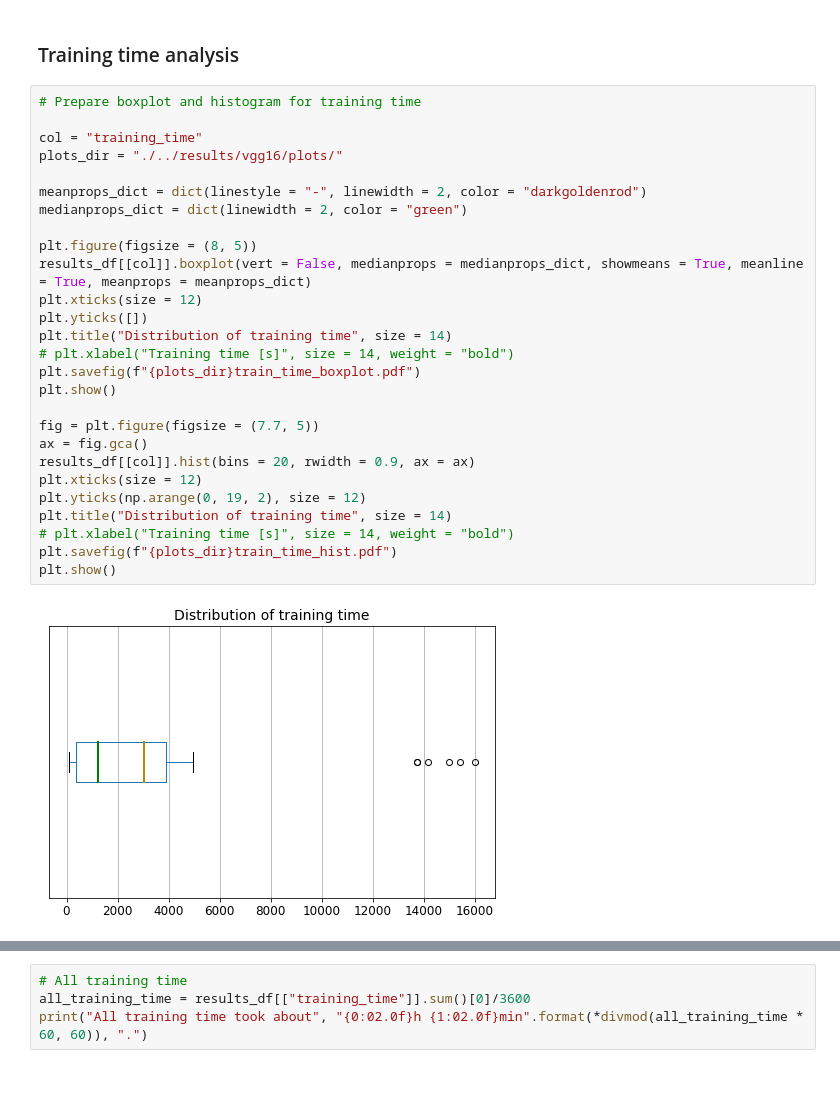
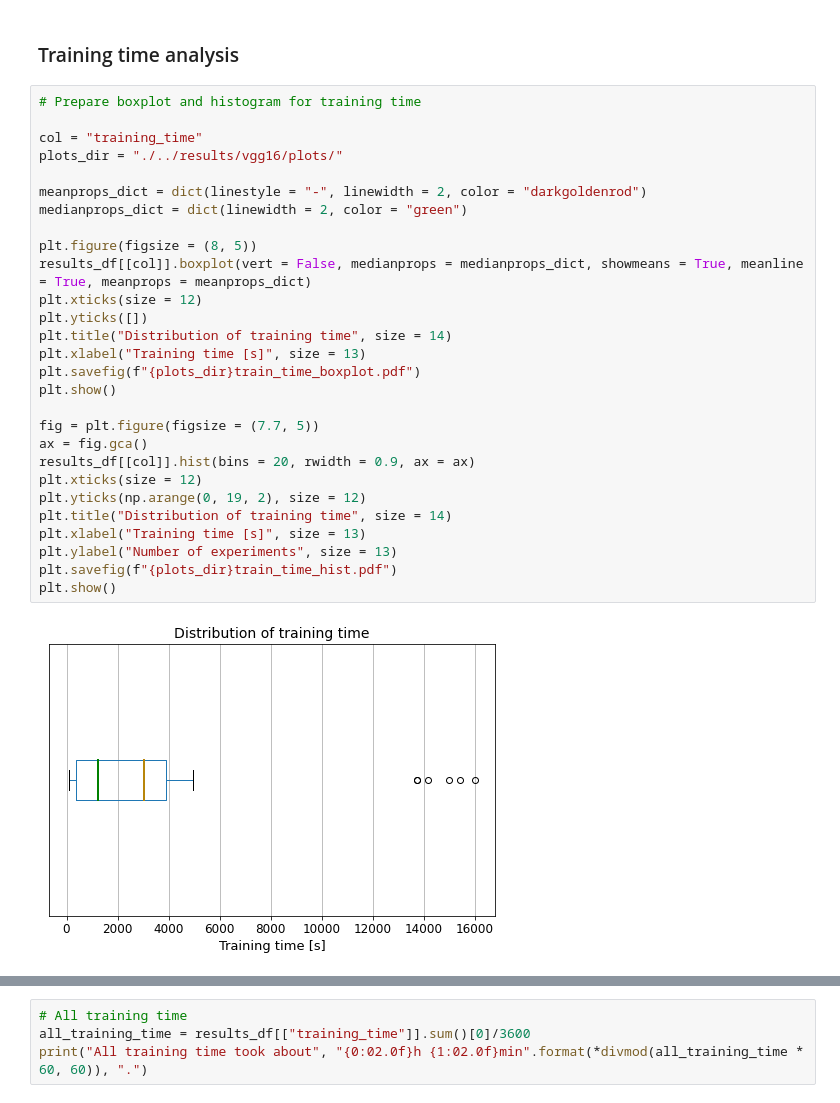
Before and after one commit to paldynaagata/Recognition-of-the-Wigner-caustic-of-ovals, a Jupyter notebook: images_classification/notebooks/vgg16_results_analysis.ipynb, the cells around one changed output, grey strips where cells are left out. Cells and saved outputs as stored; diff of their text form.

```diff
--- a/images_classification/notebooks/vgg16_results_analysis.ipynb
+++ b/images_classification/notebooks/vgg16_results_analysis.ipynb
@@ -66,29 +66,30 @@ for col in list(results_df.columns[6:]):
 # %%
 # Prepare boxplot and histogram for training time
 
 col = "training_time"
 plots_dir = "./../results/vgg16/plots/"
 
 meanprops_dict = dict(linestyle = "-", linewidth = 2, color = "darkgoldenrod")
 medianprops_dict = dict(linewidth = 2, color = "green")
 
 plt.figure(figsize = (8, 5))
 results_df[[col]].boxplot(vert = False, medianprops = medianprops_dict, showmeans = True, meanline = True, meanprops = meanprops_dict)
 plt.xticks(size = 12)
 plt.yticks([])
 plt.title("Distribution of training time", size = 14)
-# plt.xlabel("Training time [s]", size = 14, weight = "bold")
+plt.xlabel("Training time [s]", size = 13)
 plt.savefig(f"{plots_dir}train_time_boxplot.pdf")
 plt.show()
 
 fig = plt.figure(figsize = (7.7, 5))
 ax = fig.gca()
 results_df[[col]].hist(bins = 20, rwidth = 0.9, ax = ax)
 plt.xticks(size = 12)
 plt.yticks(np.arange(0, 19, 2), size = 12)
 plt.title("Distribution of training time", size = 14)
-# plt.xlabel("Training time [s]", size = 14, weight = "bold")
+plt.xlabel("Training time [s]", size = 13)
+plt.ylabel("Number of experiments", size = 13)
 plt.savefig(f"{plots_dir}train_time_hist.pdf")
 plt.show()
 # %% [output]
-[figure, old version]
+[figure, new version]
```
Also changed, not shown: parts of 9 cells of this notebook.
